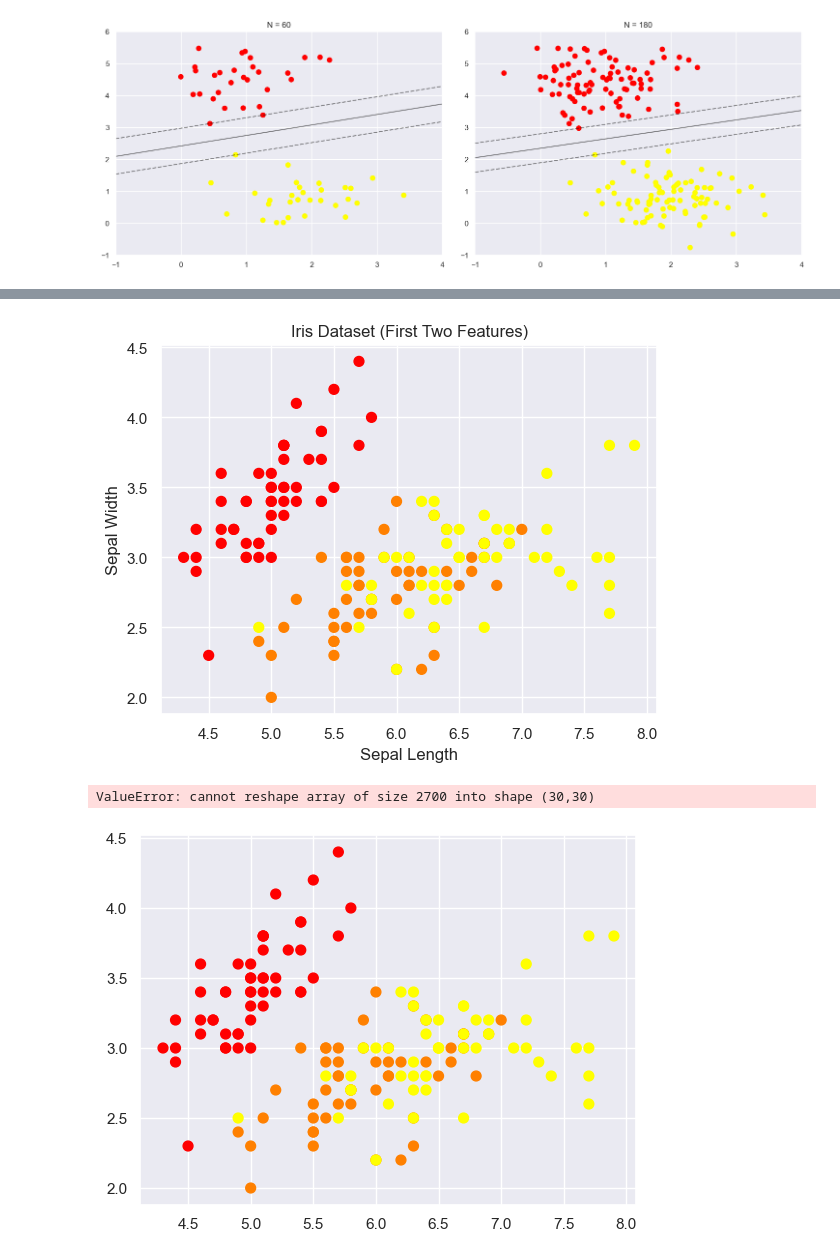
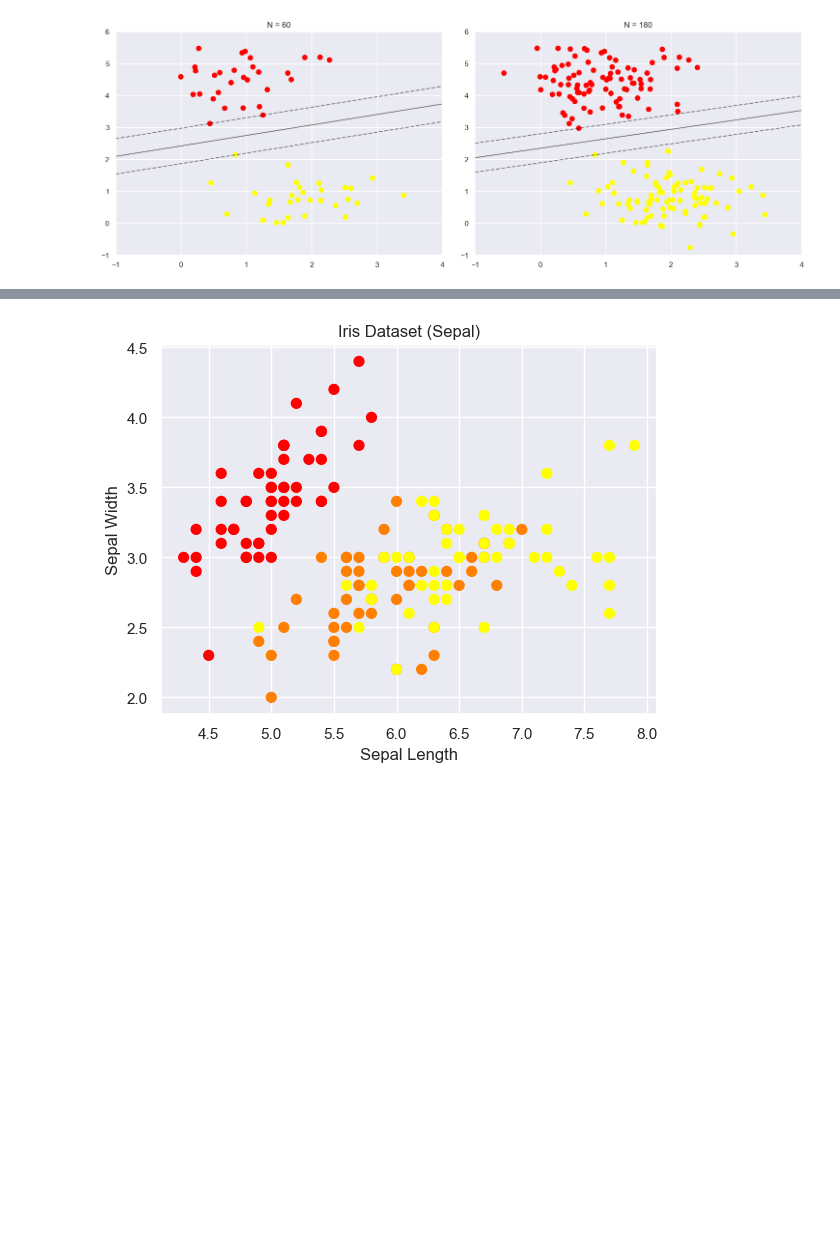
Before and after one commit to LukaBrennan/LinearRegression, a Jupyter notebook: SupportVector/SupportVectorMachine.ipynb, the cells around one changed output, grey strips where cells are left out. Cells and saved outputs as stored; diff of their text form; code cells hidden in the pictures; blank space fills up the shorter version.

```diff
--- a/SupportVector/SupportVectorMachine.ipynb
+++ b/SupportVector/SupportVectorMachine.ipynb
@@ -324,71 +96,0 @@ weighted avg       0.97      0.97      0.97        30
-# %%
-%matplotlib inline
-import numpy as np
-import matplotlib.pyplot as plt
-from scipy import stats
-import seaborn as sns
-from sklearn.datasets import load_iris
-from sklearn.svm import SVC
-
-# Set seaborn plotting defaults
-sns.set()
-
-# Load the Iris dataset
-iris = load_iris()
-X = iris.data[:, :2]  # Use only the first two features (sepal length and sepal width) for visualization
-y = iris.target  # Use all three classes (setosa, versicolor, virginica)
-
-# Plot the data
-plt.scatter(X[:, 0], X[:, 1], c=y, s=50, cmap='autumn')
-plt.xlabel('Sepal Length')
-plt.ylabel('Sepal Width')
-plt.title('Iris Dataset (First Two Features)')
-plt.show()
-
-# Train an SVM model (linear kernel)
-model = SVC(kernel='linear', C=1E10)
-model.fit(X, y)
-
-# Function to plot the decision boundary and support vectors
-def plot_svc_decision_function(model, ax=None, plot_support=True):
-    """Plot the decision function for a 2D SVC"""
-    if ax is None:
-        ax = plt.gca()
-    xlim = ax.get_xlim()
-    ylim = ax.get_ylim()
-
-    # Create grid to evaluate model
-    x = np.linspace(xlim[0], xlim[1], 30)
-    y = np.linspace(ylim[0], ylim[1], 30)
-    Y, X = np.meshgrid(y, x)
-    xy = np.vstack([X.ravel(), Y.ravel()]).T
-    P = model.decision_function(xy).reshape(X.shape)
-
-    # Plot decision boundary and margins
-    ax.contour(X, Y, P, colors='k',
-               levels=[-1, 0, 1], alpha=0.5,
-               linestyles=['--', '-', '--'])
-
-    # Plot support vectors
-    if plot_support:
-        ax.scatter(model.support_vectors_[:, 0],
-                   model.support_vectors_[:, 1],
-                   s=300, linewidth=1, facecolors='none')
-    ax.set_xlim(xlim)
-    ax.set_ylim(ylim)
-
-# Plot the decision boundary and support vectors
-plt.scatter(X[:, 0], X[:, 1], c=y, s=50, cmap='autumn')
-plot_svc_decision_function(model)
-plt.xlabel('Sepal Length')
-plt.ylabel('Sepal Width')
-plt.title('SVM Decision Boundary for Iris Dataset')
-plt.show()
-
-# Display the support vectors
-print("Support Vectors:")
-print(model.support_vectors_)
-# %% [output]
-[figure, removed]
-ValueError: cannot reshape array of size 2700 into shape (30,30)
-[figure, removed]
@@ -394,0 +110,8 @@ ValueError: cannot reshape array of size 2700 into shape (30,30)
+# %%
+plt.scatter(X[:, 0], X[:, 1], c=y, s=50, cmap='autumn') # Creating the scatter plot, X-axis is the 1st feature [sepal length] and y-axis is the [sepal width] with c=y being the [color] of Y and S being the [size] and smap is the color of the map which is used.
+plt.xlabel('Sepal Length')
+plt.ylabel('Sepal Width')
+plt.title('Iris Dataset (Sepal)')
+plt.show() # Displaying the scatter plot
+# %% [output]
+[figure, added]
```
Also changed, not shown: parts of 15 cells of this notebook, 4 other files.
